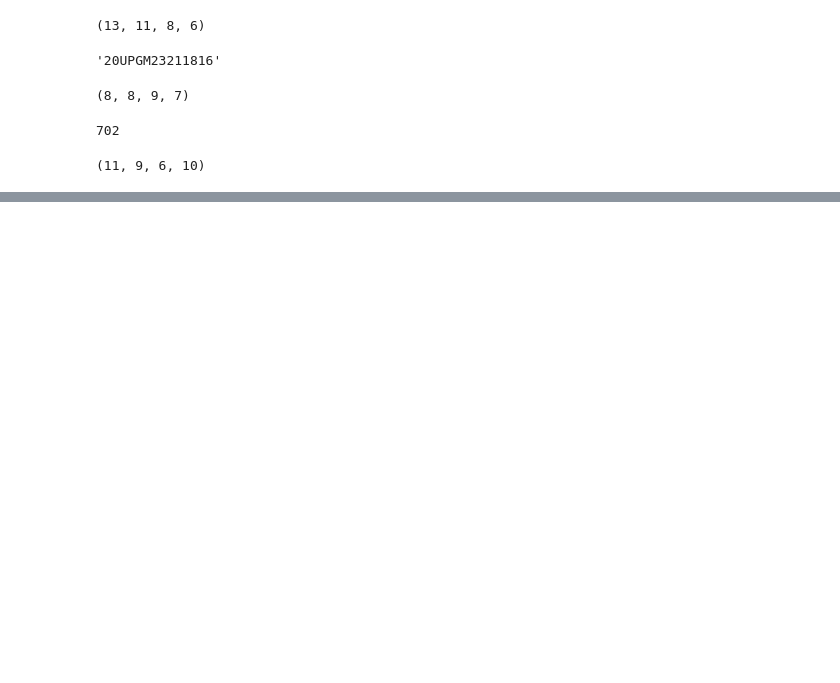
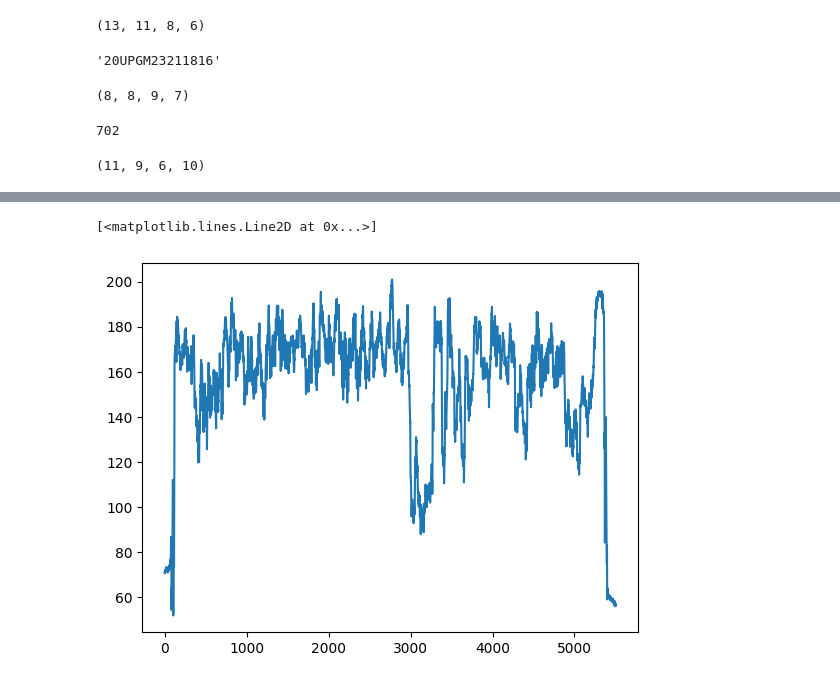
Before and after one commit to GabrielVandersippe/cern-cablage, a Jupyter notebook: lucas.ipynb, the cells around one changed output, grey strips where cells are left out. Saved outputs shown, nothing was run; the diff lists cells and outputs as text; code cells hidden in the pictures; blank space fills up the shorter version.

```diff
--- a/lucas.ipynb
+++ b/lucas.ipynb
@@ -145,0 +334,17 @@ np.True_
+# %%
+grey = cv2.cvtColor(image, cv2.COLOR_BGR2GRAY)
+bw = cv2.threshold(grey, 127,255,cv2.THRESH_BINARY_INV)[1]
+
+lignes = np.zeros(bw.shape[0])
+colonnes = np.zeros(bw.shape[1])
+
+for i in range (bw.shape[0]) :
+    lignes[i] = bw[i].mean()
+
+for j in range (bw.shape[1]) :
+    colonnes[j] = bw[:,j].mean()
+# %%
+plt.plot(np.arange(bw.shape[0]), lignes)
+# %% [output]
+[<matplotlib.lines.Line2D at 0x...>]
+[figure, added]
```
Also changed, not shown: parts of 19 cells of this notebook.
